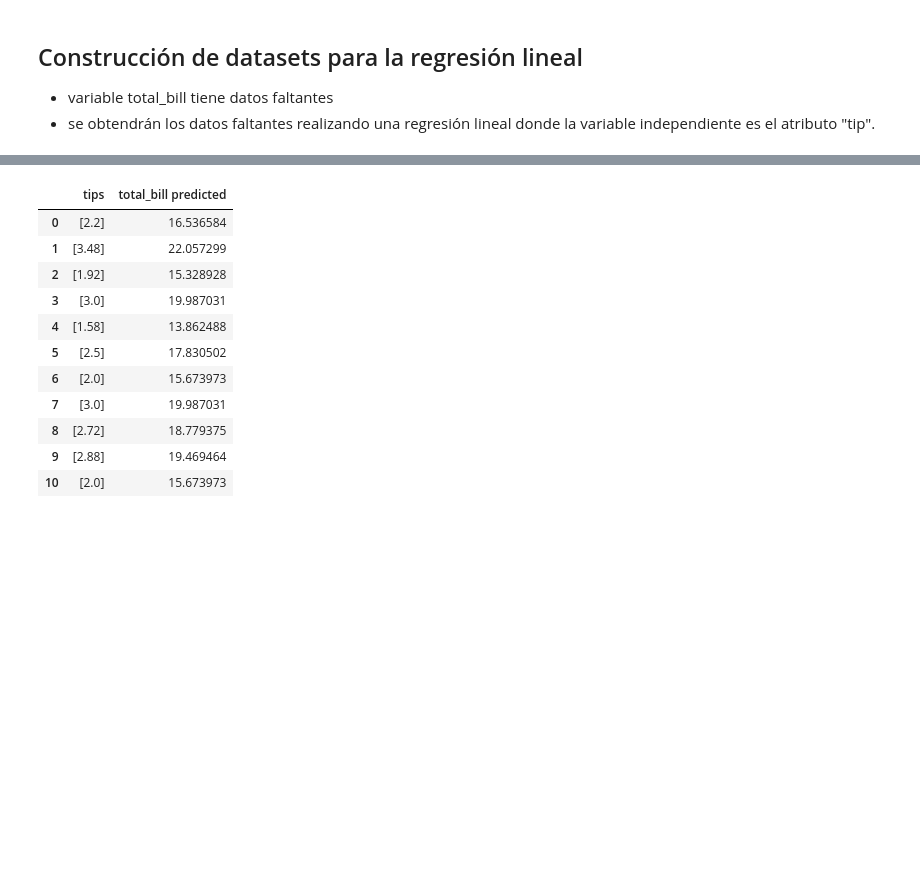
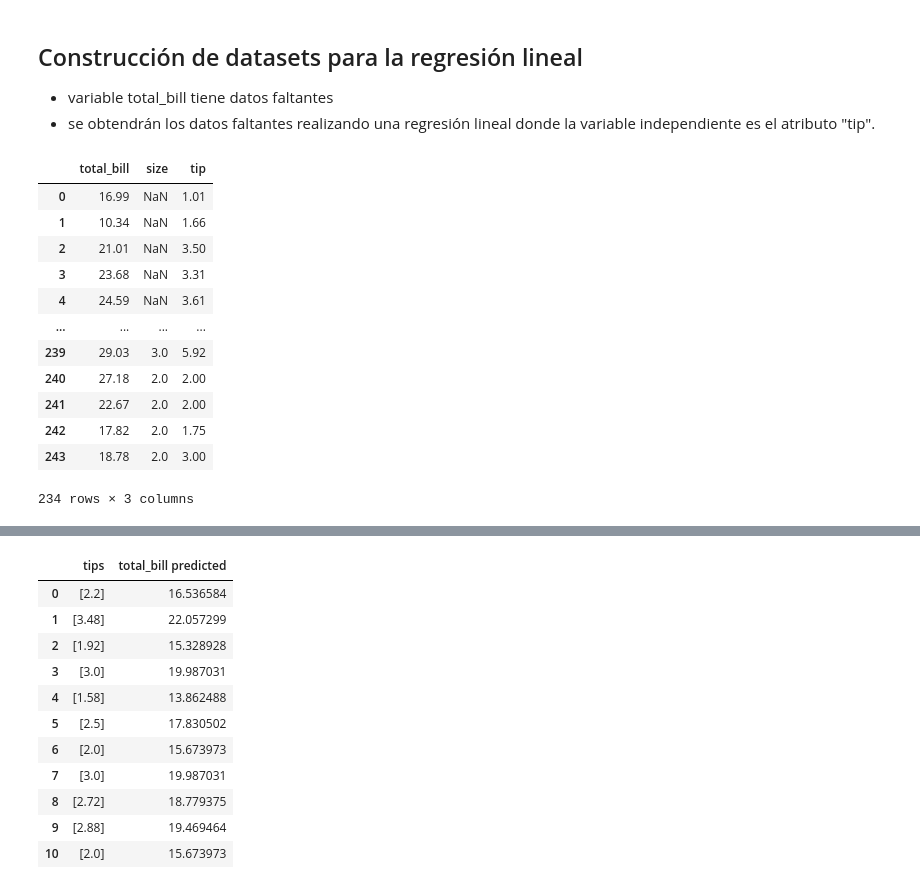
Before and after one commit to rpezoa/ML_Aplicado, a Jupyter notebook: clases/02_Data_imputation_Ejemplo.ipynb, the cells around one changed output, grey strips where cells are left out. Saved outputs shown, nothing was run; the diff lists cells and outputs as text; code cells hidden in the pictures; blank space fills up the shorter version.

```diff
--- a/clases/02_Data_imputation_Ejemplo.ipynb
+++ b/clases/02_Data_imputation_Ejemplo.ipynb
@@ -81,0 +118,16 @@ corr.style.background_gradient(cmap="coolwarm").set_precision(2)
+# %%
+df_bill_tip
+# %% [output]
+|  | total_bill | size | tip |
+| 0 | 16.99 | NaN | 1.01 |
+| 1 | 10.34 | NaN | 1.66 |
+| 2 | 21.01 | NaN | 3.50 |
+| 3 | 23.68 | NaN | 3.31 |
+| 4 | 24.59 | NaN | 3.61 |
+| ... | ... | ... | ... |
+| 239 | 29.03 | 3.0 | 5.92 |
+| 240 | 27.18 | 2.0 | 2.00 |
+| 241 | 22.67 | 2.0 | 2.00 |
+| 242 | 17.82 | 2.0 | 1.75 |
+| 243 | 18.78 | 2.0 | 3.00 |
+234 rows × 3 columns
```
Also changed, not shown: parts of 15 cells of this notebook.
